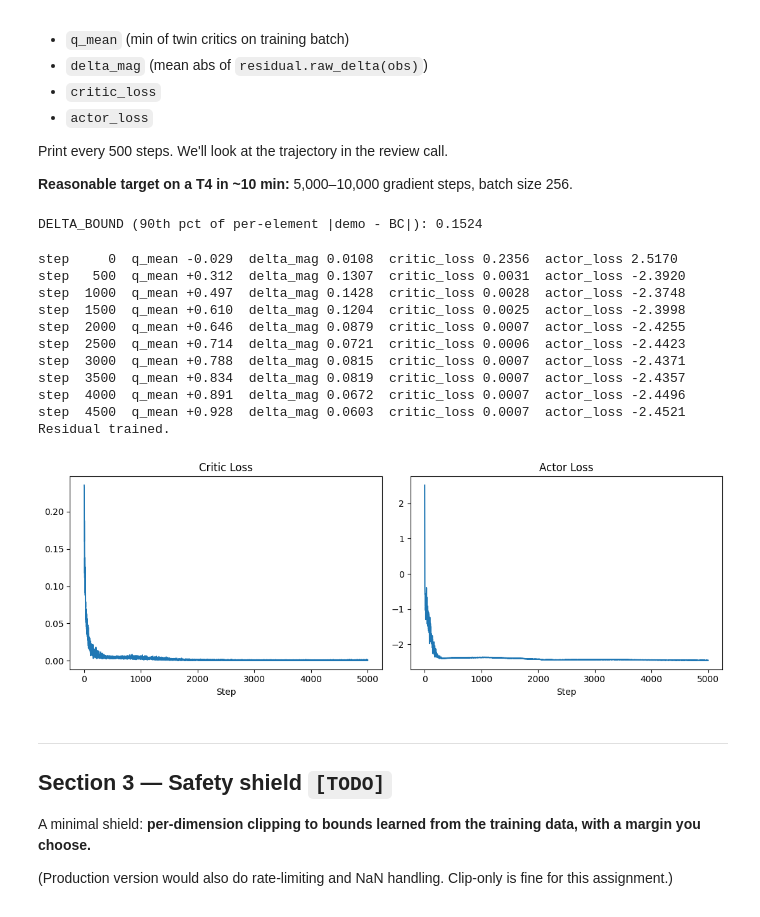
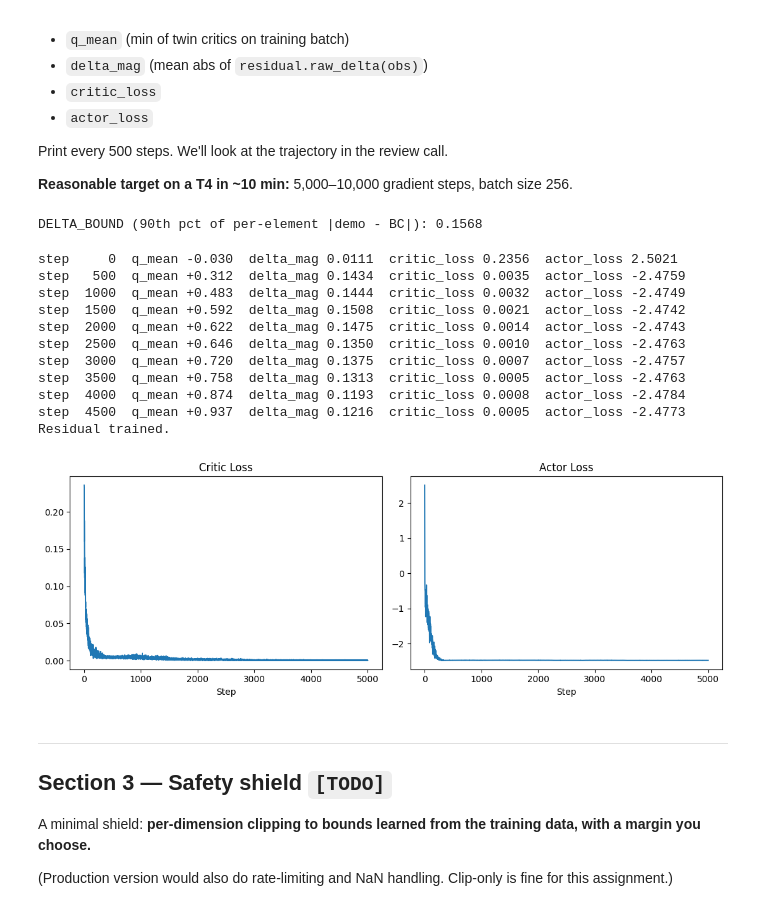
Before and after one commit to pran-d/origin-assignment, a Jupyter notebook: origin_assignment_takehome.ipynb, the cells around one changed output. Drawn from its saved outputs; the diff is of its cells as text; code cells hidden in the pictures.

```diff
--- a/origin_assignment_takehome.ipynb
+++ b/origin_assignment_takehome.ipynb
@@ -504,7 +396,6 @@ TAU          = 0.005   # Polyak coefficient for target network
 ACTOR_LR     = 1e-4
 CRITIC_LR    = 3e-4
 ALPHA_BC     = 2.5     # TD3+BC: weight of RL term relative to BC term
-BC_REG_COEF  = 5.0     # explicit multiplier on bc_reg to keep BC guidance active throughout training
 
 torch.manual_seed(42); np.random.seed(42)
 residual        = ResidualPolicy(bc_policy, delta_bound=DELTA_BOUND).to(DEVICE)
@@ -556,8 +447,6 @@ for step in tqdm(range(TRAIN_STEPS), desc="residual training"):
 
     # --- Actor update (TD3+BC) ---
     # Oracle residual computed from CLEAN obs (no noise applied) so targets are always correct.
-    # Oracle is clamped to ±DELTA_BOUND; the explicit BC_REG_COEF keeps bc_reg from being
-    # swamped by the RL term once bc_reg converges toward zero.
     with torch.no_grad():
         a_bc_ref     = residual.bc(obs)
         oracle_delta = (action - a_bc_ref).clamp(-DELTA_BOUND, DELTA_BOUND)
@@ -569,48 +458,48 @@ for step in tqdm(range(TRAIN_STEPS), desc="residual training"):
 
     delta_pred = residual.raw_delta(obs)
     bc_reg     = torch.nn.functional.mse_loss(delta_pred, oracle_delta)
-    actor_loss = -lmbda * q_pi.mean() + BC_REG_COEF * bc_reg
+    actor_loss = -lmbda * q_pi.mean() + bc_reg
 
     actor_opt.zero_grad(); actor_loss.backward(); actor_opt.step()
 
     # --- Soft Polyak target update ---
     with torch.no_grad():
         for p, tp in zip(q_critic.parameters(), target_q_critic.parameters()):
             tp.data.mul_(1.0 - TAU).add_(TAU * p.data)
 
     critic_losses_log.append(critic_loss.item())
     actor_losses_log.append(actor_loss.item())
 
     if step % 500 == 0:
         with torch.no_grad():
             q_mean    = torch.min(q1_pi, q2_pi).detach().mean().item()
             delta_mag = residual.raw_delta(obs).abs().mean().item()
         print(f"step {step:5d}  q_mean {q_mean:+.3f}  delta_mag {delta_mag:.4f}  "
               f"critic_loss {critic_loss.item():.4f}  actor_loss {actor_loss.item():.4f}")
 
 residual.eval()
 torch.save(residual.state_dict(), "/content/residual.pt")
 print("Residual trained.")
 
 # --- Critic / Actor loss curves ---
 fig, axes = plt.subplots(1, 2, figsize=(11, 4))
 axes[0].plot(critic_losses_log); axes[0].set_title("Critic Loss"); axes[0].set_xlabel("Step")
 axes[1].plot(actor_losses_log);  axes[1].set_title("Actor Loss");  axes[1].set_xlabel("Step")
 plt.tight_layout(); plt.show()
 # %% [output]
-DELTA_BOUND (90th pct of per-element |demo - BC|): 0.1524
+DELTA_BOUND (90th pct of per-element |demo - BC|): 0.1568
-step     0  q_mean -0.029  delta_mag 0.0108  critic_loss 0.2356  actor_loss 2.5170
-step   500  q_mean +0.312  delta_mag 0.1307  critic_loss 0.0031  actor_loss -2.3920
-step  1000  q_mean +0.497  delta_mag 0.1428  critic_loss 0.0028  actor_loss -2.3748
-step  1500  q_mean +0.610  delta_mag 0.1204  critic_loss 0.0025  actor_loss -2.3998
-step  2000  q_mean +0.646  delta_mag 0.0879  critic_loss 0.0007  actor_loss -2.4255
-step  2500  q_mean +0.714  delta_mag 0.0721  critic_loss 0.0006  actor_loss -2.4423
-step  3000  q_mean +0.788  delta_mag 0.0815  critic_loss 0.0007  actor_loss -2.4371
-step  3500  q_mean +0.834  delta_mag 0.0819  critic_loss 0.0007  actor_loss -2.4357
-step  4000  q_mean +0.891  delta_mag 0.0672  critic_loss 0.0007  actor_loss -2.4496
-step  4500  q_mean +0.928  delta_mag 0.0603  critic_loss 0.0007  actor_loss -2.4521
+step     0  q_mean -0.030  delta_mag 0.0111  critic_loss 0.2356  actor_loss 2.5021
+step   500  q_mean +0.312  delta_mag 0.1434  critic_loss 0.0035  actor_loss -2.4759
+step  1000  q_mean +0.483  delta_mag 0.1444  critic_loss 0.0032  actor_loss -2.4749
+step  1500  q_mean +0.592  delta_mag 0.1508  critic_loss 0.0021  actor_loss -2.4742
+step  2000  q_mean +0.622  delta_mag 0.1475  critic_loss 0.0014  actor_loss -2.4743
+step  2500  q_mean +0.646  delta_mag 0.1350  critic_loss 0.0010  actor_loss -2.4763
+step  3000  q_mean +0.720  delta_mag 0.1375  critic_loss 0.0007  actor_loss -2.4757
+step  3500  q_mean +0.758  delta_mag 0.1313  critic_loss 0.0005  actor_loss -2.4763
+step  4000  q_mean +0.874  delta_mag 0.1193  critic_loss 0.0008  actor_loss -2.4784
+step  4500  q_mean +0.937  delta_mag 0.1216  critic_loss 0.0005  actor_loss -2.4773
 Residual trained.
-[figure, old version]
+[figure, new version]
 # %% [markdown]
 ---
 ## Section 3 — Safety shield  `[TODO]`
```
Also changed, not shown: parts of 4 cells of this notebook.
